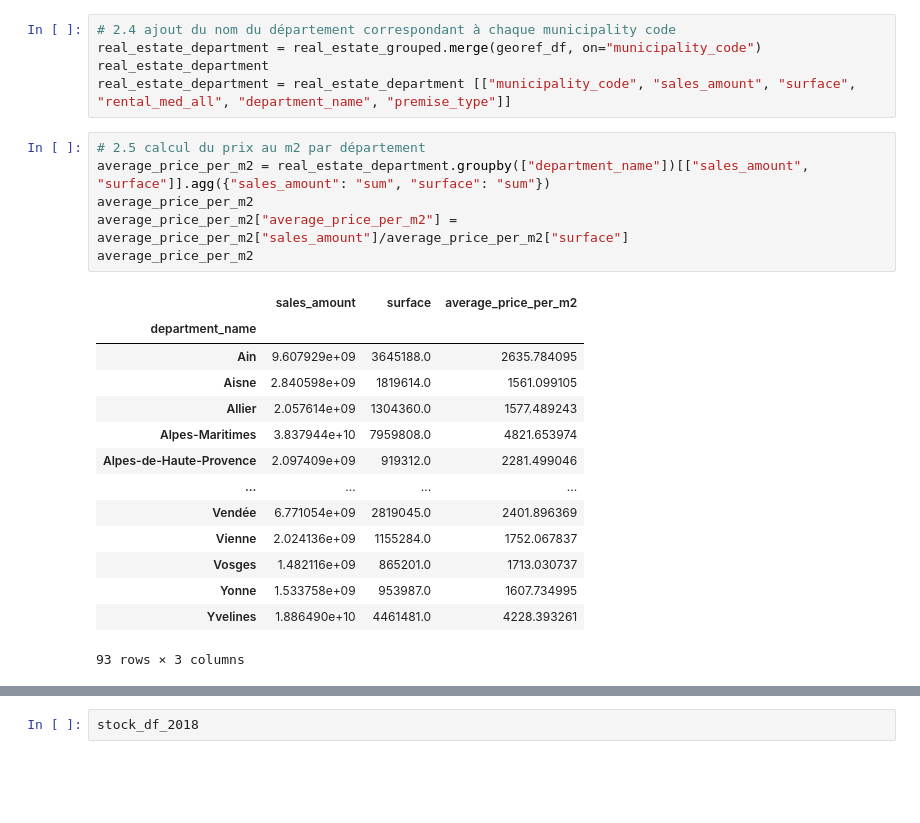
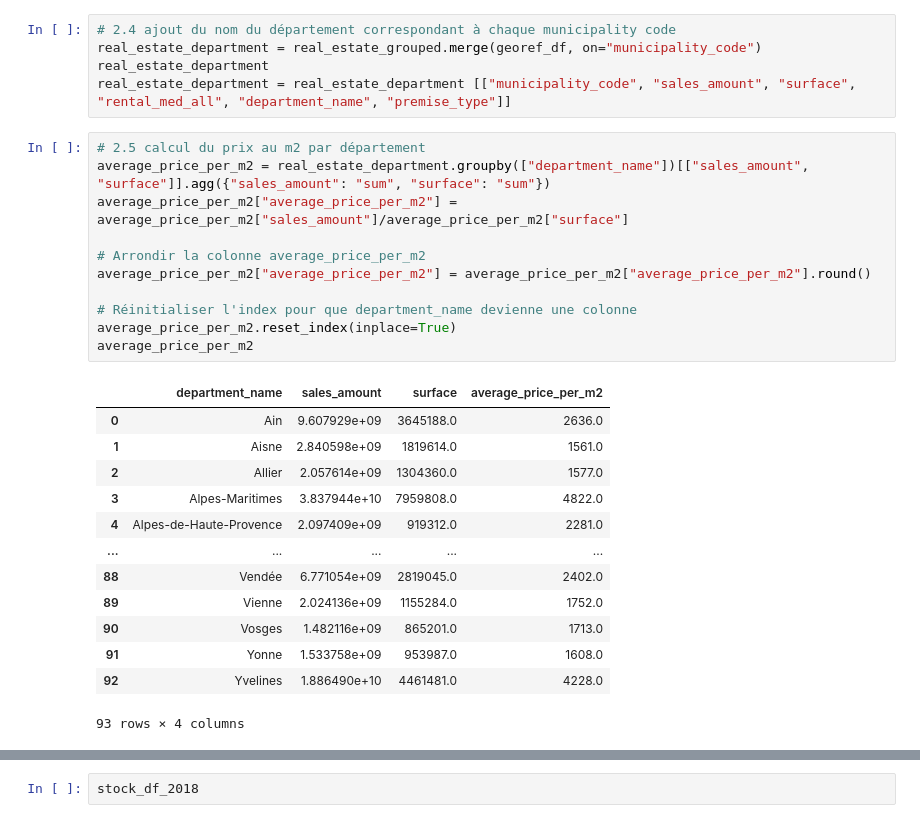
Before and after one commit to MChvtta/prello_scoring_system, a Jupyter notebook: notebooks/MC_Transformation.ipynb, the cells around one changed output, grey strips where cells are left out. Cells and saved outputs as stored; diff of their text form; blank space fills up the shorter version.

```diff
--- a/notebooks/MC_Transformation.ipynb
+++ b/notebooks/MC_Transformation.ipynb
@@ -721,21 +721,25 @@ real_estate_department = real_estate_department [["municipality_code", "sales_am
 # %%
 # 2.5 calcul du prix au m2 par département
 average_price_per_m2 = real_estate_department.groupby(["department_name"])[["sales_amount", "surface"]].agg({"sales_amount": "sum", "surface": "sum"})
+average_price_per_m2["average_price_per_m2"] = average_price_per_m2["sales_amount"]/average_price_per_m2["surface"]
+
+# Arrondir la colonne average_price_per_m2
+average_price_per_m2["average_price_per_m2"] = average_price_per_m2["average_price_per_m2"].round()
+
+# Réinitialiser l'index pour que department_name devienne une colonne
+average_price_per_m2.reset_index(inplace=True)
 average_price_per_m2
-average_price_per_m2["average_price_per_m2"] = average_price_per_m2["sales_amount"]/average_price_per_m2["surface"]
-average_price_per_m2
 # %% [output]
-|  | sales_amount | surface | average_price_per_m2 |
-| department_name |  |  |  |
-| Ain | 9.607929e+09 | 3645188.0 | 2635.784095 |
-| Aisne | 2.840598e+09 | 1819614.0 | 1561.099105 |
-| Allier | 2.057614e+09 | 1304360.0 | 1577.489243 |
-| Alpes-Maritimes | 3.837944e+10 | 7959808.0 | 4821.653974 |
-| Alpes-de-Haute-Provence | 2.097409e+09 | 919312.0 | 2281.499046 |
-| ... | ... | ... | ... |
-| Vendée | 6.771054e+09 | 2819045.0 | 2401.896369 |
-| Vienne | 2.024136e+09 | 1155284.0 | 1752.067837 |
-| Vosges | 1.482116e+09 | 865201.0 | 1713.030737 |
-| Yonne | 1.533758e+09 | 953987.0 | 1607.734995 |
-| Yvelines | 1.886490e+10 | 4461481.0 | 4228.393261 |
+|  | department_name | sales_amount | surface | average_price_per_m2 |
+| 0 | Ain | 9.607929e+09 | 3645188.0 | 2636.0 |
+| 1 | Aisne | 2.840598e+09 | 1819614.0 | 1561.0 |
+| 2 | Allier | 2.057614e+09 | 1304360.0 | 1577.0 |
+| 3 | Alpes-Maritimes | 3.837944e+10 | 7959808.0 | 4822.0 |
+| 4 | Alpes-de-Haute-Provence | 2.097409e+09 | 919312.0 | 2281.0 |
+| ... | ... | ... | ... | ... |
+| 88 | Vendée | 6.771054e+09 | 2819045.0 | 2402.0 |
+| 89 | Vienne | 2.024136e+09 | 1155284.0 | 1752.0 |
+| 90 | Vosges | 1.482116e+09 | 865201.0 | 1713.0 |
+| 91 | Yonne | 1.533758e+09 | 953987.0 | 1608.0 |
+| 92 | Yvelines | 1.886490e+10 | 4461481.0 | 4228.0 |
-93 rows × 3 columns
+93 rows × 4 columns
```
Also changed, not shown: parts of 18 cells of this notebook, 2 other files.
